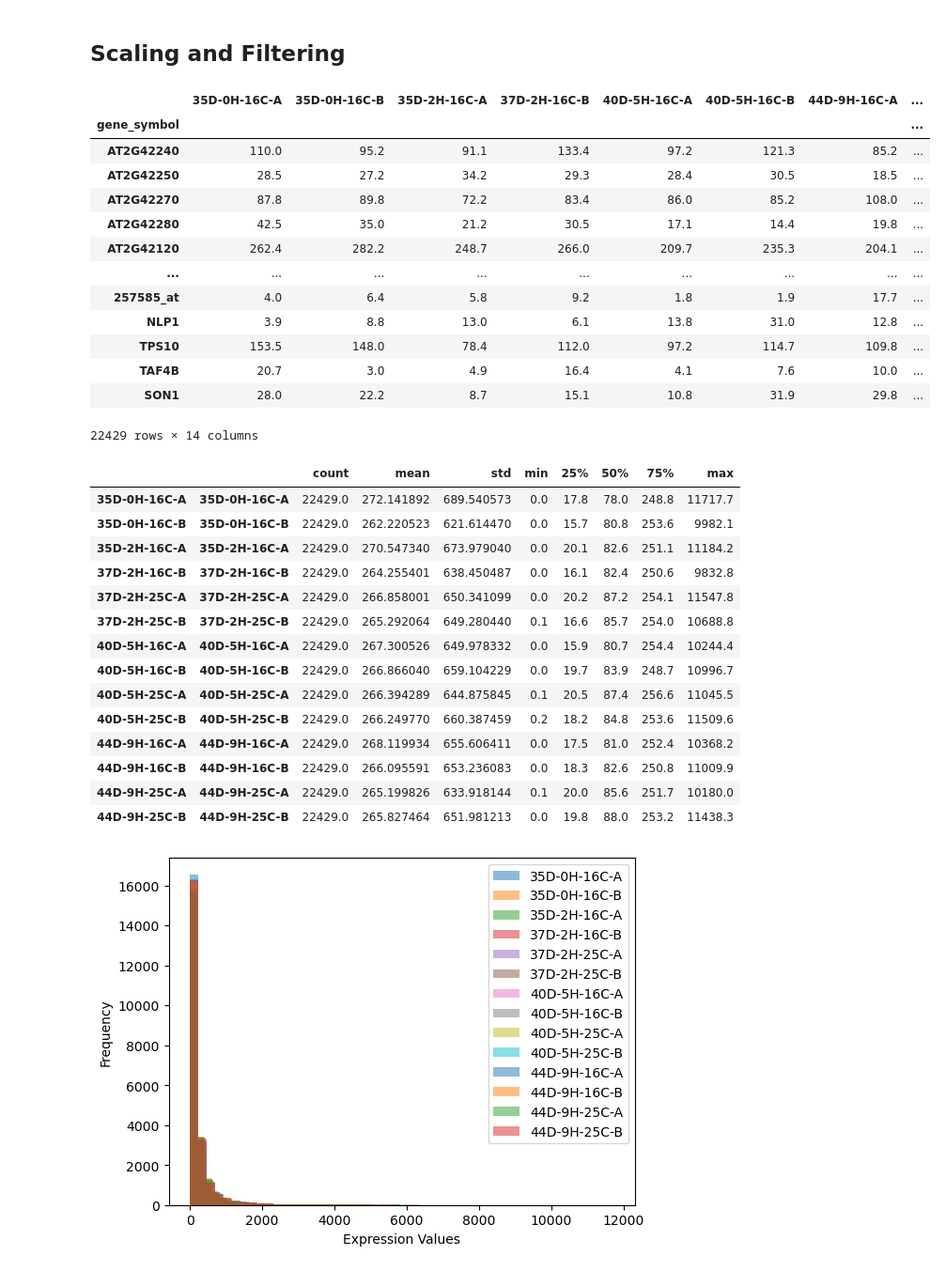
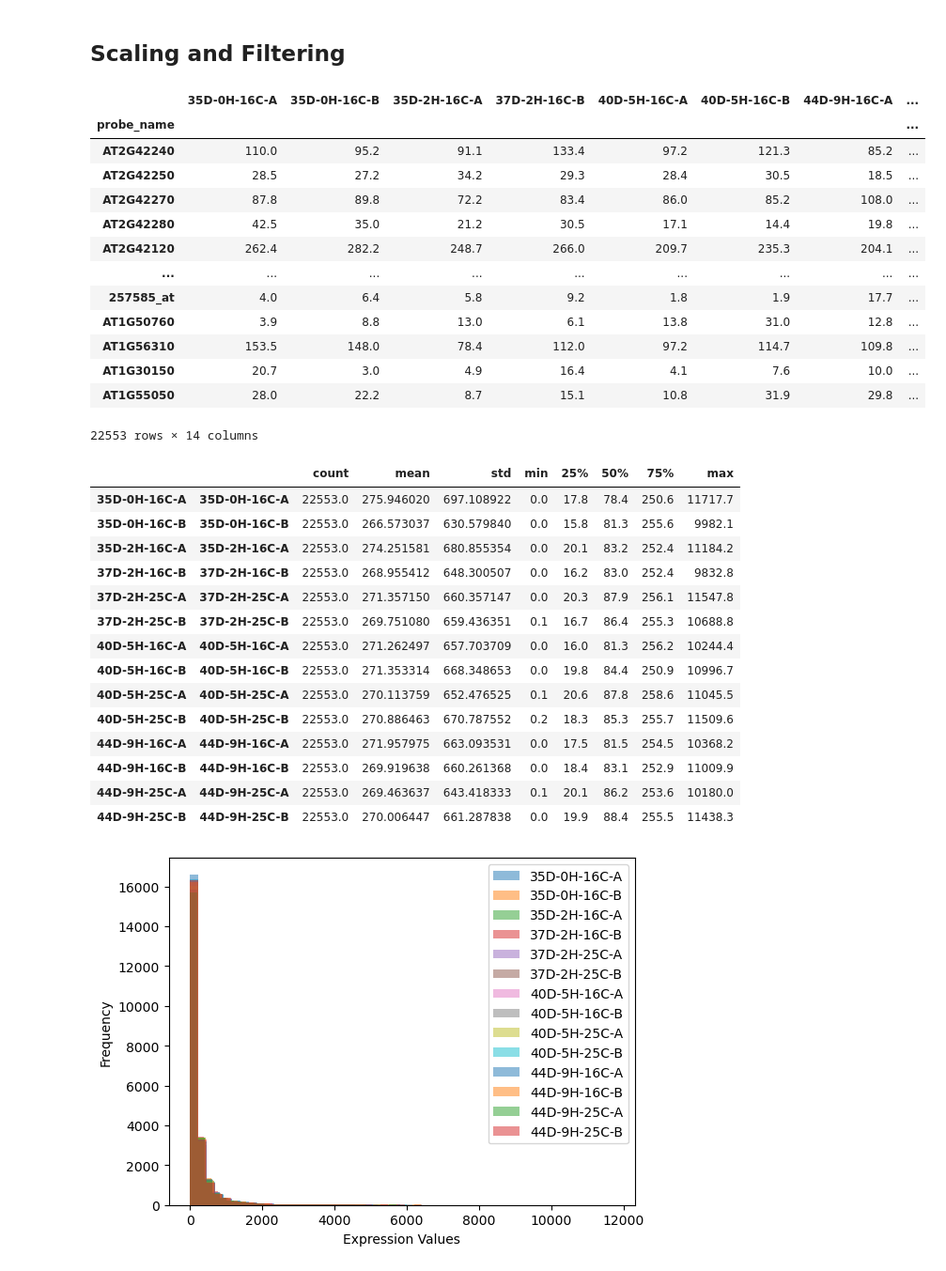
Before and after one commit to camilababo/BIONIC, a Jupyter notebook: input_files/data_pre_processing.ipynb, the cells around one changed output. Shown at 94% size. Drawn from its saved outputs; the diff is of its cells as text; code cells hidden in the pictures.

```diff
--- a/input_files/data_pre_processing.ipynb
+++ b/input_files/data_pre_processing.ipynb
@@ -101,11 +101,11 @@ Map the probe names to gene symbols.
 ## Scaling and Filtering
 # %%
 #File Read
-df = pd.read_csv("../outputs/current_df/genesymb_processed.csv", sep=',', index_col=0, header=0)
+df = pd.read_csv("../outputs/previous_attemps/probes_alias_sep.csv", sep=',', index_col=0, header=0)
 df
 # %% [output]
 |  | 35D-0H-16C-A | 35D-0H-16C-B | 35D-2H-16C-A | 37D-2H-16C-B | 40D-5H-16C-A | 40D-5H-16C-B | 44D-9H-16C-A | ... |
-| gene_symbol |  |  |  |  |  |  |  | ... |
+| probe_name |  |  |  |  |  |  |  | ... |
 | AT2G42240 | 110.0 | 95.2 | 91.1 | 133.4 | 97.2 | 121.3 | 85.2 | ... |
 | AT2G42250 | 28.5 | 27.2 | 34.2 | 29.3 | 28.4 | 30.5 | 18.5 | ... |
 | AT2G42270 | 87.8 | 89.8 | 72.2 | 83.4 | 86.0 | 85.2 | 108.0 | ... |
@@ -113,31 +113,31 @@ df
 | AT2G42120 | 262.4 | 282.2 | 248.7 | 266.0 | 209.7 | 235.3 | 204.1 | ... |
 | ... | ... | ... | ... | ... | ... | ... | ... | ... |
 | 257585_at | 4.0 | 6.4 | 5.8 | 9.2 | 1.8 | 1.9 | 17.7 | ... |
-| NLP1 | 3.9 | 8.8 | 13.0 | 6.1 | 13.8 | 31.0 | 12.8 | ... |
-| TPS10 | 153.5 | 148.0 | 78.4 | 112.0 | 97.2 | 114.7 | 109.8 | ... |
-| TAF4B | 20.7 | 3.0 | 4.9 | 16.4 | 4.1 | 7.6 | 10.0 | ... |
-| SON1 | 28.0 | 22.2 | 8.7 | 15.1 | 10.8 | 31.9 | 29.8 | ... |
+| AT1G50760 | 3.9 | 8.8 | 13.0 | 6.1 | 13.8 | 31.0 | 12.8 | ... |
+| AT1G56310 | 153.5 | 148.0 | 78.4 | 112.0 | 97.2 | 114.7 | 109.8 | ... |
+| AT1G30150 | 20.7 | 3.0 | 4.9 | 16.4 | 4.1 | 7.6 | 10.0 | ... |
+| AT1G55050 | 28.0 | 22.2 | 8.7 | 15.1 | 10.8 | 31.9 | 29.8 | ... |
-22429 rows × 14 columns
+22553 rows × 14 columns
 # %%
 # Check the value ranges of the expression values for each conditions
 grouped_data = df.groupby(df.columns, axis=1)
 grouped_data.describe()
 # %% [output]
 |  |  | count | mean | std | min | 25% | 50% | 75% | max |
-| 35D-0H-16C-A | 35D-0H-16C-A | 22429.0 | 272.141892 | 689.540573 | 0.0 | 17.8 | 78.0 | 248.8 | 11717.7 |
-| 35D-0H-16C-B | 35D-0H-16C-B | 22429.0 | 262.220523 | 621.614470 | 0.0 | 15.7 | 80.8 | 253.6 | 9982.1 |
-| 35D-2H-16C-A | 35D-2H-16C-A | 22429.0 | 270.547340 | 673.979040 | 0.0 | 20.1 | 82.6 | 251.1 | 11184.2 |
-| 37D-2H-16C-B | 37D-2H-16C-B | 22429.0 | 264.255401 | 638.450487 | 0.0 | 16.1 | 82.4 | 250.6 | 9832.8 |
-| 37D-2H-25C-A | 37D-2H-25C-A | 22429.0 | 266.858001 | 650.341099 | 0.0 | 20.2 | 87.2 | 254.1 | 11547.8 |
-| 37D-2H-25C-B | 37D-2H-25C-B | 22429.0 | 265.292064 | 649.280440 | 0.1 | 16.6 | 85.7 | 254.0 | 10688.8 |
-| 40D-5H-16C-A | 40D-5H-16C-A | 22429.0 | 267.300526 | 649.978332 | 0.0 | 15.9 | 80.7 | 254.4 | 10244.4 |
-| 40D-5H-16C-B | 40D-5H-16C-B | 22429.0 | 266.866040 | 659.104229 | 0.0 | 19.7 | 83.9 | 248.7 | 10996.7 |
-| 40D-5H-25C-A | 40D-5H-25C-A | 22429.0 | 266.394289 | 644.875845 | 0.1 | 20.5 | 87.4 | 256.6 | 11045.5 |
-| 40D-5H-25C-B | 40D-5H-25C-B | 22429.0 | 266.249770 | 660.387459 | 0.2 | 18.2 | 84.8 | 253.6 | 11509.6 |
-| 44D-9H-16C-A | 44D-9H-16C-A | 22429.0 | 268.119934 | 655.606411 | 0.0 | 17.5 | 81.0 | 252.4 | 10368.2 |
-| 44D-9H-16C-B | 44D-9H-16C-B | 22429.0 | 266.095591 | 653.236083 | 0.0 | 18.3 | 82.6 | 250.8 | 11009.9 |
-| 44D-9H-25C-A | 44D-9H-25C-A | 22429.0 | 265.199826 | 633.918144 | 0.1 | 20.0 | 85.6 | 251.7 | 10180.0 |
-| 44D-9H-25C-B | 44D-9H-25C-B | 22429.0 | 265.827464 | 651.981213 | 0.0 | 19.8 | 88.0 | 253.2 | 11438.3 |
+| 35D-0H-16C-A | 35D-0H-16C-A | 22553.0 | 275.946020 | 697.108922 | 0.0 | 17.8 | 78.4 | 250.6 | 11717.7 |
+| 35D-0H-16C-B | 35D-0H-16C-B | 22553.0 | 266.573037 | 630.579840 | 0.0 | 15.8 | 81.3 | 255.6 | 9982.1 |
+| 35D-2H-16C-A | 35D-2H-16C-A | 22553.0 | 274.251581 | 680.855354 | 0.0 | 20.1 | 83.2 | 252.4 | 11184.2 |
+| 37D-2H-16C-B | 37D-2H-16C-B | 22553.0 | 268.955412 | 648.300507 | 0.0 | 16.2 | 83.0 | 252.4 | 9832.8 |
+| 37D-2H-25C-A | 37D-2H-25C-A | 22553.0 | 271.357150 | 660.357147 | 0.0 | 20.3 | 87.9 | 256.1 | 11547.8 |
+| 37D-2H-25C-B | 37D-2H-25C-B | 22553.0 | 269.751080 | 659.436351 | 0.1 | 16.7 | 86.4 | 255.3 | 10688.8 |
+| 40D-5H-16C-A | 40D-5H-16C-A | 22553.0 | 271.262497 | 657.703709 | 0.0 | 16.0 | 81.3 | 256.2 | 10244.4 |
+| 40D-5H-16C-B | 40D-5H-16C-B | 22553.0 | 271.353314 | 668.348653 | 0.0 | 19.8 | 84.4 | 250.9 | 10996.7 |
+| 40D-5H-25C-A | 40D-5H-25C-A | 22553.0 | 270.113759 | 652.476525 | 0.1 | 20.6 | 87.8 | 258.6 | 11045.5 |
+| 40D-5H-25C-B | 40D-5H-25C-B | 22553.0 | 270.886463 | 670.787552 | 0.2 | 18.3 | 85.3 | 255.7 | 11509.6 |
+| 44D-9H-16C-A | 44D-9H-16C-A | 22553.0 | 271.957975 | 663.093531 | 0.0 | 17.5 | 81.5 | 254.5 | 10368.2 |
+| 44D-9H-16C-B | 44D-9H-16C-B | 22553.0 | 269.919638 | 660.261368 | 0.0 | 18.4 | 83.1 | 252.9 | 11009.9 |
+| 44D-9H-25C-A | 44D-9H-25C-A | 22553.0 | 269.463637 | 643.418333 | 0.1 | 20.1 | 86.2 | 253.6 | 10180.0 |
+| 44D-9H-25C-B | 44D-9H-25C-B | 22553.0 | 270.006447 | 661.287838 | 0.0 | 19.9 | 88.4 | 255.5 | 11438.3 |
 # %%
 # Plot distribution of expression values for each condition
 
```
Also changed, not shown: parts of 18 cells of this notebook, 10 other files.
